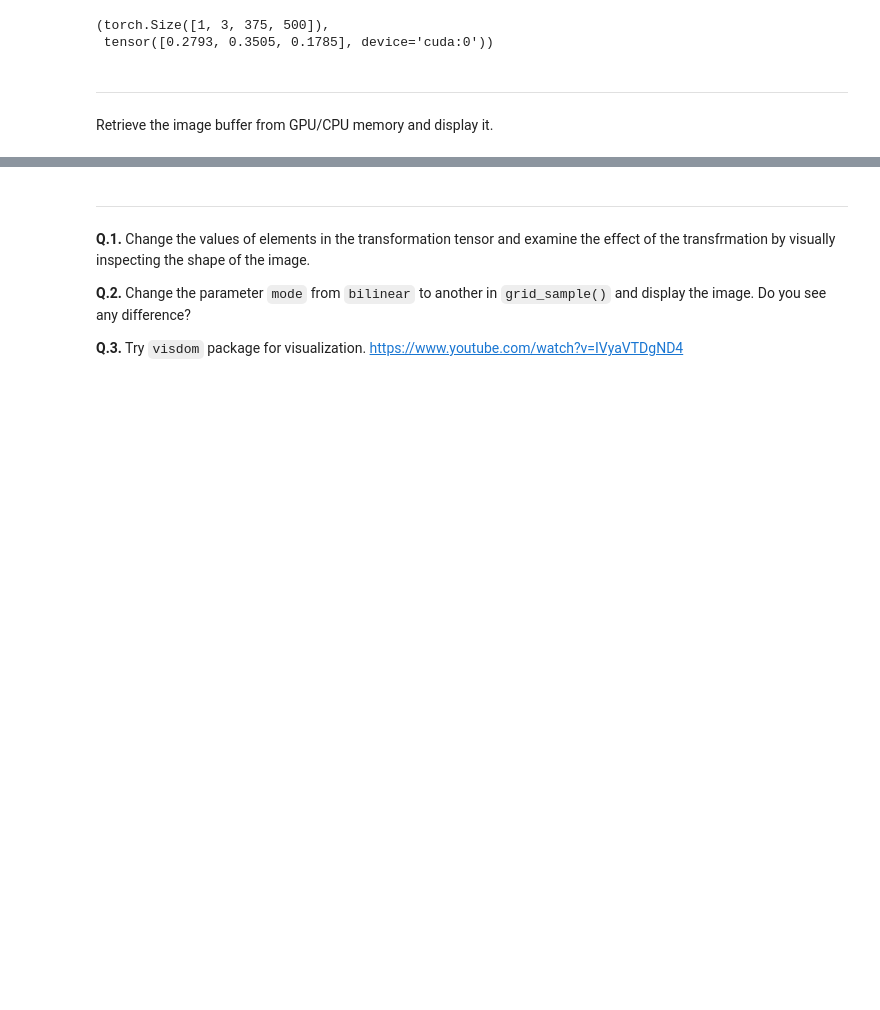
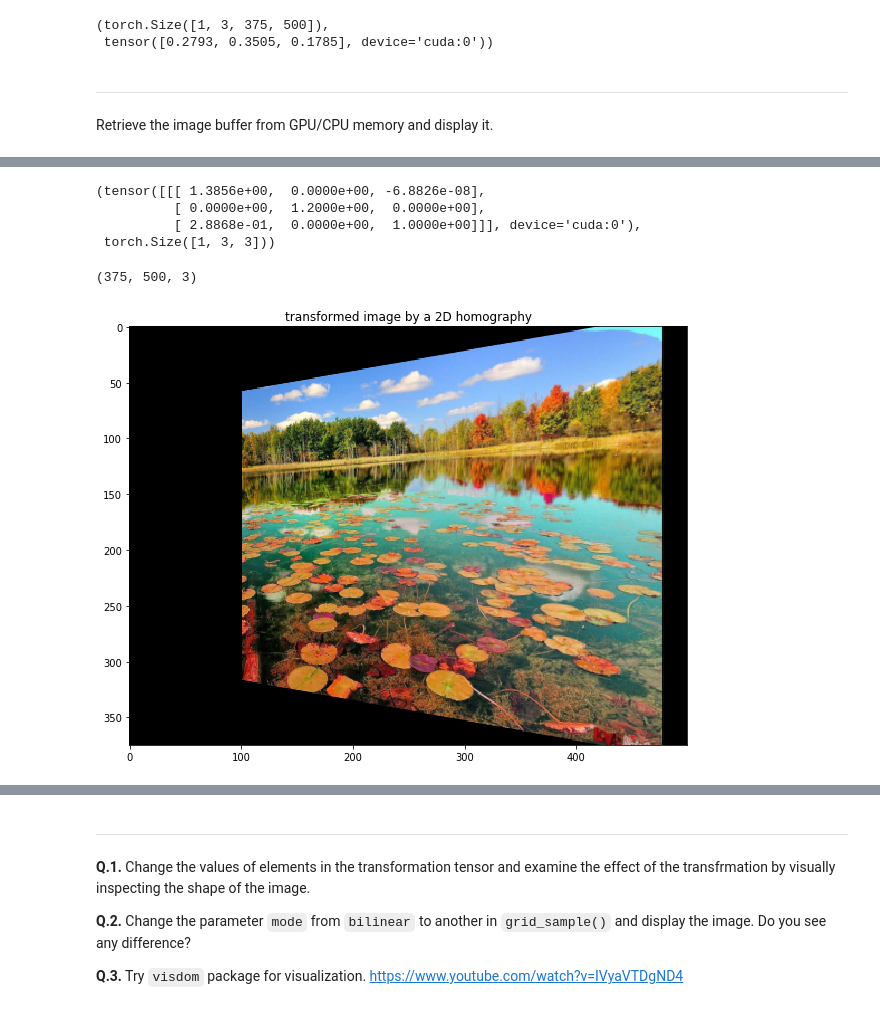
Before and after one commit to yongduek/cvip, a Jupyter notebook: transformations_in_2D.ipynb, the cells around one changed output, grey strips where cells are left out. Cells and saved outputs as stored; diff of their text form; code cells hidden in the pictures; blank space fills up the shorter version.

```diff
--- a/transformations_in_2D.ipynb
+++ b/transformations_in_2D.ipynb
@@ -321,0 +333,22 @@ plt.show()
+# %%
+def Rot4(deg, axis='y'):
+    rad = torch.tensor(np.deg2rad(deg))
+    R = torch.eye(4).to(device)
+    c, s = torch.cos(rad), torch.sin(rad)
+    if axis == 'y':
+        R[0,0] = R[2,2] = c
+        R[0,2] = s
+        R[2,0] = -s
+    else:
+        print('not implemented')
+        R = None
+    #
+    return R
+#
+
+def Translate4(tx=0,ty=0,tz=0):
+    T = torch.eye(4).to(device)
+    T[0,-1] = tx
+    T[1,-1] = ty
+    T[2,-1] = tz
+    return T
@@ -321,0 +400,26 @@ plt.show()
+# %%
+# include batch_size
+# backward transformation is the inverse
+
+rotation_tensor = torch.inverse(HH.repeat(batch_size, 1,1).to(device))
+rotation_tensor, rotation_tensor.shape
+# %% [output]
+(tensor([[[ 1.3856e+00,  0.0000e+00, -6.8826e-08],
+          [ 0.0000e+00,  1.2000e+00,  0.0000e+00],
+          [ 2.8868e-01,  0.0000e+00,  1.0000e+00]]], device='cuda:0'),
+ torch.Size([1, 3, 3]))
+# %%
+grid = homography_grid (rotation_tensor, im_batch_tensor.shape)
+#grid.shape, grid.dtype, grid[0,0,0,:]
+
+rotated_batch = torch.nn.functional.grid_sample (im_batch_tensor, grid, mode='bilinear', align_corners=True)
+#transformed_batch.shape, transformed_batch[0,:,100,100]
+
+disp = rotated_batch[0].permute(1,2,0).to('cpu').numpy()
+print(disp.shape)
+plt.imshow (disp)
+plt.title('transformed image by a 2D homography')
+plt.show()
+# %% [output]
+(375, 500, 3)
+[figure, added]
```
Also changed, not shown: parts of 9 cells of this notebook.
